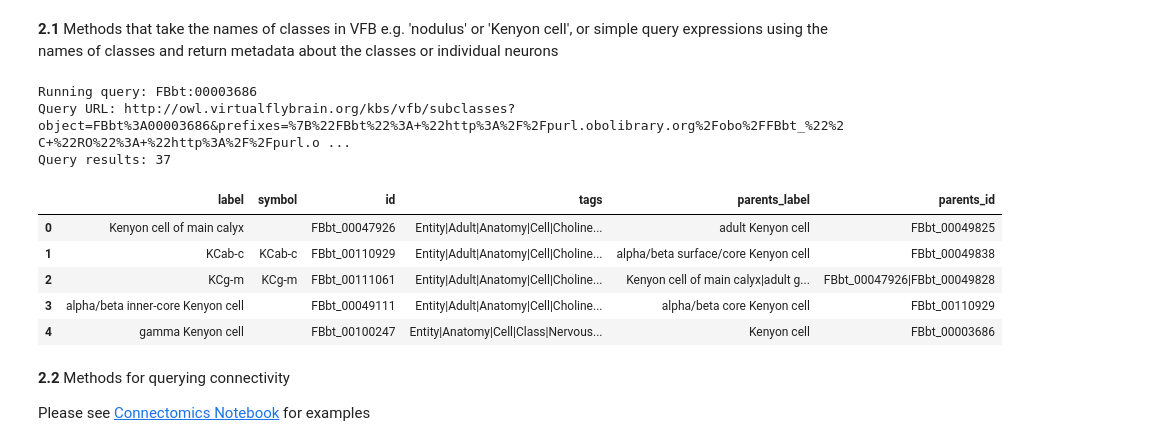
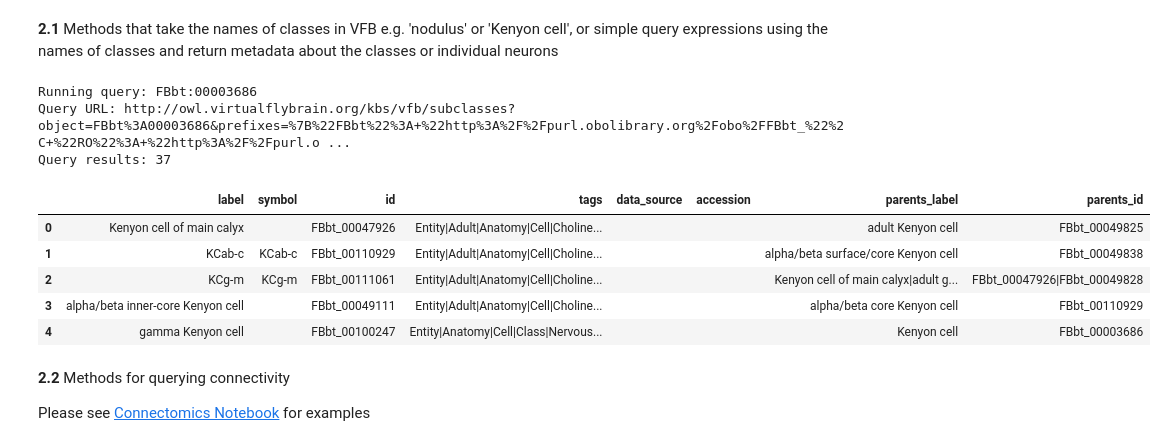
Before and after one commit to VirtualFlyBrain/VFB_connect, a Jupyter notebook: docs/source/tutorials/overview.ipynb, the cells around one changed output. Cells and saved outputs as stored; diff of their text form; code cells hidden in the pictures.

```diff
--- a/docs/source/tutorials/overview.ipynb
+++ b/docs/source/tutorials/overview.ipynb
@@ -109,17 +106,17 @@ vc.neo_query_wrapper.xref_2_vfb_id(map(str, bodyIDs), db = 'neuprint_JRC_Hemibra
 **2.1** Methods that take the names of classes in VFB e.g. 'nodulus' or 'Kenyon cell', or simple query expressions using the names of classes and return metadata about the classes or individual neurons
 # %%
 KC_types = vc.get_subclasses("Kenyon cell", summary=True)
-pd.DataFrame.from_records(KC_types)[0:5]
+KC_types[0:5]
 # %% [output]
 Running query: FBbt:00003686
 Query URL: http://owl.virtualflybrain.org/kbs/vfb/subclasses?object=FBbt%3A00003686&prefixes=%7B%22FBbt%22%3A+%22http%3A%2F%2Fpurl.obolibrary.org%2Fobo%2FFBbt_%22%2C+%22RO%22%3A+%22http%3A%2F%2Fpurl.o ...
 Query results: 37
-|  | label | symbol | id | tags | parents_label | parents_id |
-| 0 | Kenyon cell of main calyx |  | FBbt_00047926 | Entity|Adult|Anatomy|Cell|Choline... | adult Kenyon cell | FBbt_00049825 |
-| 1 | KCab-c | KCab-c | FBbt_00110929 | Entity|Adult|Anatomy|Cell|Choline... | alpha/beta surface/core Kenyon cell | FBbt_00049838 |
-| 2 | KCg-m | KCg-m | FBbt_00111061 | Entity|Adult|Anatomy|Cell|Choline... | Kenyon cell of main calyx|adult g... | FBbt_00047926|FBbt_00049828 |
-| 3 | alpha/beta inner-core Kenyon cell |  | FBbt_00049111 | Entity|Adult|Anatomy|Cell|Choline... | alpha/beta core Kenyon cell | FBbt_00110929 |
-| 4 | gamma Kenyon cell |  | FBbt_00100247 | Entity|Anatomy|Cell|Class|Nervous... | Kenyon cell | FBbt_00003686 |
+|  | label | symbol | id | tags | data_source | accession | parents_label | parents_id |
+| 0 | Kenyon cell of main calyx |  | FBbt_00047926 | Entity|Adult|Anatomy|Cell|Choline... |  |  | adult Kenyon cell | FBbt_00049825 |
+| 1 | KCab-c | KCab-c | FBbt_00110929 | Entity|Adult|Anatomy|Cell|Choline... |  |  | alpha/beta surface/core Kenyon cell | FBbt_00049838 |
+| 2 | KCg-m | KCg-m | FBbt_00111061 | Entity|Adult|Anatomy|Cell|Choline... |  |  | Kenyon cell of main calyx|adult g... | FBbt_00047926|FBbt_00049828 |
+| 3 | alpha/beta inner-core Kenyon cell |  | FBbt_00049111 | Entity|Adult|Anatomy|Cell|Choline... |  |  | alpha/beta core Kenyon cell | FBbt_00110929 |
+| 4 | gamma Kenyon cell |  | FBbt_00100247 | Entity|Anatomy|Cell|Class|Nervous... |  |  | Kenyon cell | FBbt_00003686 |
 # %% [markdown]
 **2.2** Methods for querying connectivity
 
```
Also changed, not shown: parts of 4 cells of this notebook, 5 other files.
